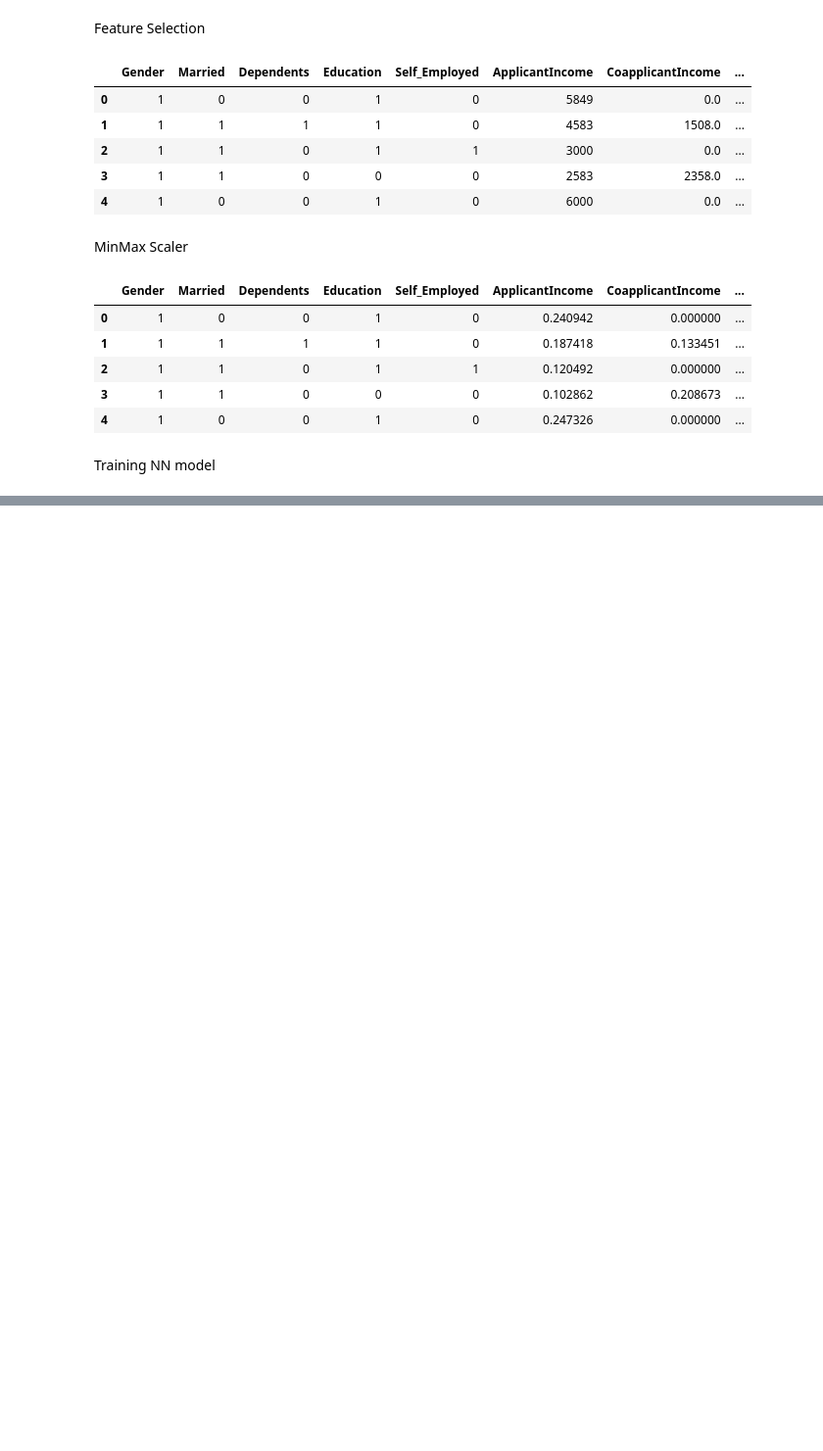
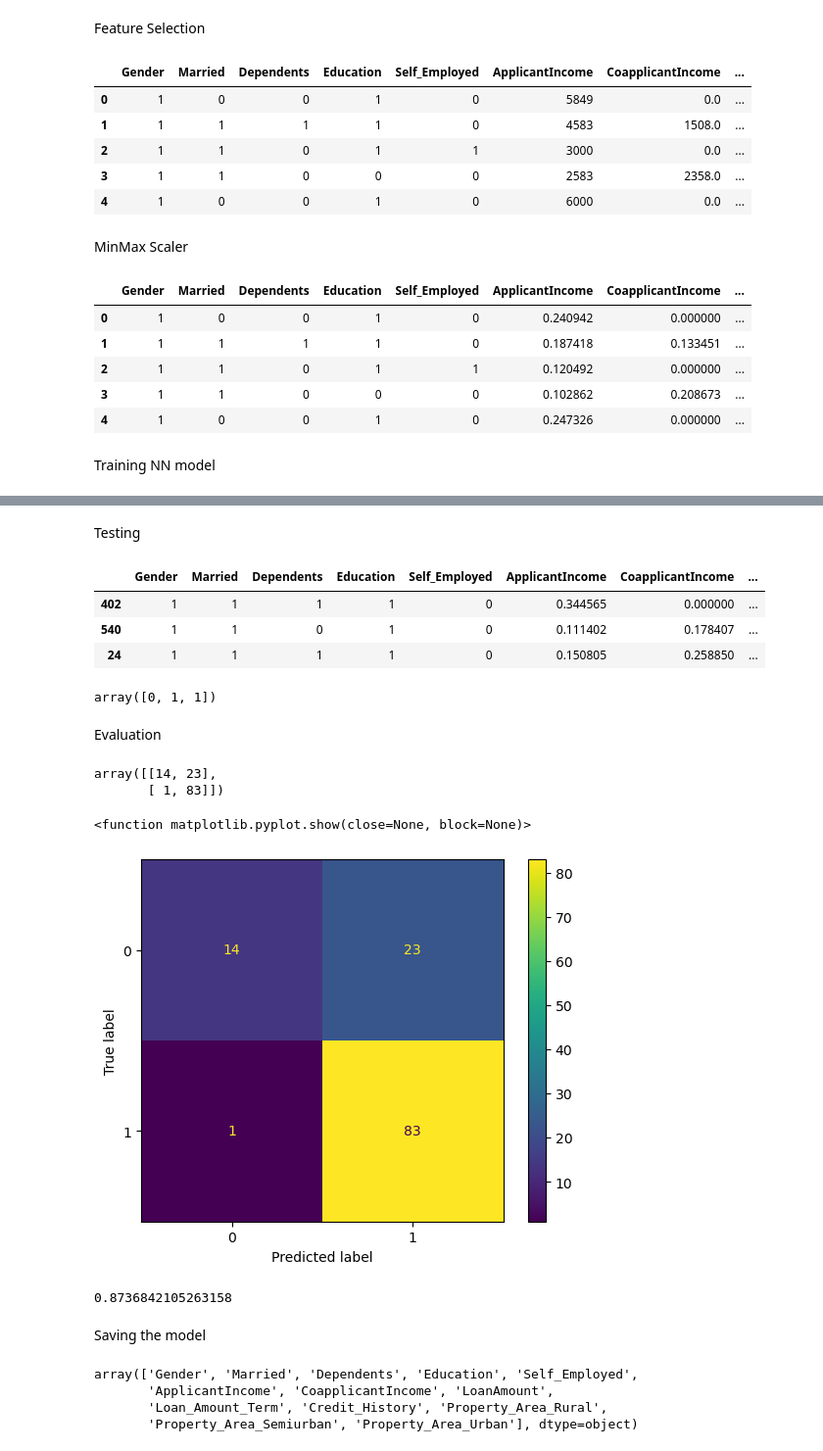
Before and after one commit to MonaTaghavi/dm-ann, a Jupyter notebook: notebooks/11nn-loan-model.ipynb, the cells around one changed output, grey strips where cells are left out. Shown at 98% size. Saved outputs shown, nothing was run; the diff lists cells and outputs as text; code cells hidden in the pictures; blank space fills up the shorter version.

```diff
--- a/notebooks/11nn-loan-model.ipynb
+++ b/notebooks/11nn-loan-model.ipynb
@@ -95,0 +228,46 @@ Training NN model
+# %% [markdown]
+Testing
+# %%
+sample_record = x_test.sample(3)
+sample_record
+# %% [output]
+|  | Gender | Married | Dependents | Education | Self_Employed | ApplicantIncome | CoapplicantIncome | ... |
+| 402 | 1 | 1 | 1 | 1 | 0 | 0.344565 | 0.000000 | ... |
+| 540 | 1 | 1 | 0 | 1 | 0 | 0.111402 | 0.178407 | ... |
+| 24 | 1 | 1 | 1 | 1 | 0 | 0.150805 | 0.258850 | ... |
+# %%
+result = model.predict(sample_record)
+result
+# %% [output]
+array([0, 1, 1])
+# %% [markdown]
+Evaluation
+# %%
+predictions = model.predict(x_test)
+cm = confusion_matrix(y_test, predictions, labels=model.classes_)
+cm
+# %% [output]
+array([[14, 23],
+       [ 1, 83]])
+# %%
+disp = ConfusionMatrixDisplay(confusion_matrix=cm, display_labels= model.classes_)
+disp.plot()
+plt.show
+# %% [output]
+<function matplotlib.pyplot.show(close=None, block=None)>
+[figure, added]
+# %%
+#f1_score
+f1_score = f1_score(y_test, predictions)
+f1_score
+# %% [output]
+0.8736842105263158
+# %% [markdown]
+Saving the model
+# %%
+model.feature_names_in_
+# %% [output]
+array(['Gender', 'Married', 'Dependents', 'Education', 'Self_Employed',
+       'ApplicantIncome', 'CoapplicantIncome', 'LoanAmount',
+       'Loan_Amount_Term', 'Credit_History', 'Property_Area_Rural',
+       'Property_Area_Semiurban', 'Property_Area_Urban'], dtype=object)
```
Also changed, not shown: parts of 15 cells of this notebook.
